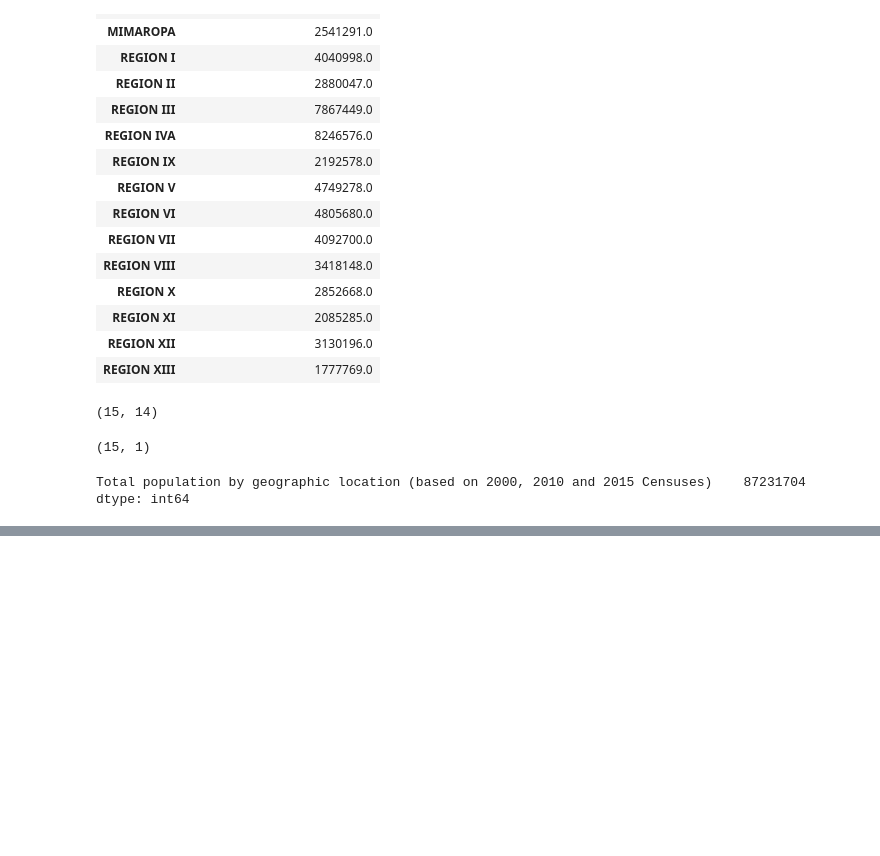
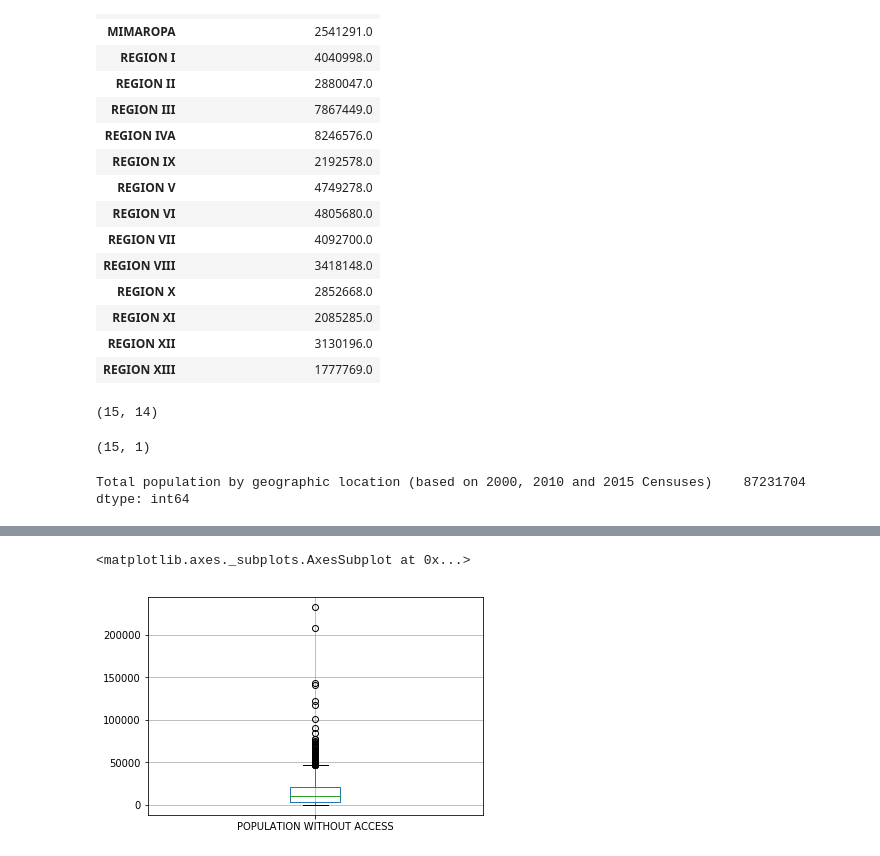
Before and after one commit to EiraBaccay/Water-Access-in-the-Philippines, a Jupyter notebook: Water Access Population.ipynb, the cells around one changed output, grey strips where cells are left out. Cells and saved outputs as stored; diff of their text form; code cells hidden in the pictures; blank space fills up the shorter version.

```diff
--- a/Water Access Population.ipynb
+++ b/Water Access Population.ipynb
@@ -489,0 +696,5 @@ dtype: int64
+# %%
+x.boxplot(column=['POPULATION WITHOUT ACCESS'])
+# %% [output]
+<matplotlib.axes._subplots.AxesSubplot at 0x...>
+[figure, added]
```
Also changed, not shown: parts of 23 cells of this notebook.
